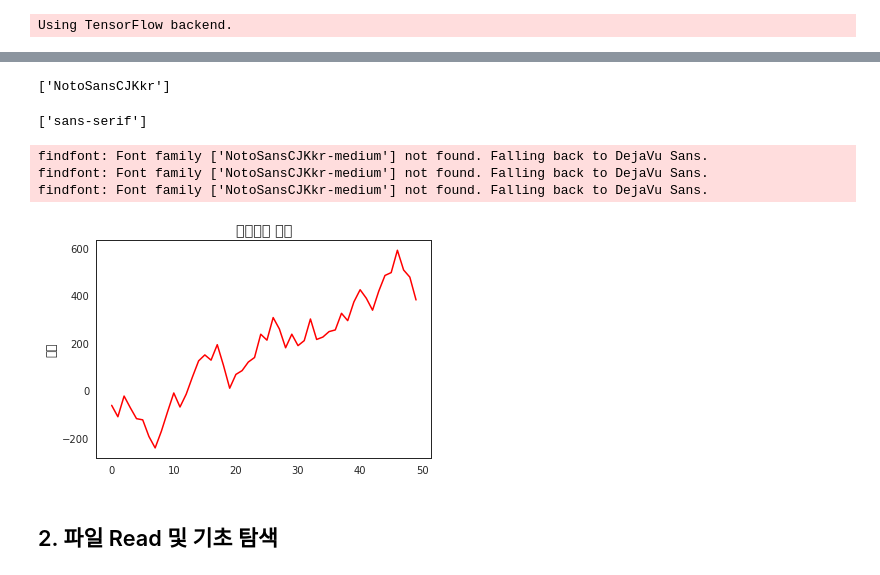
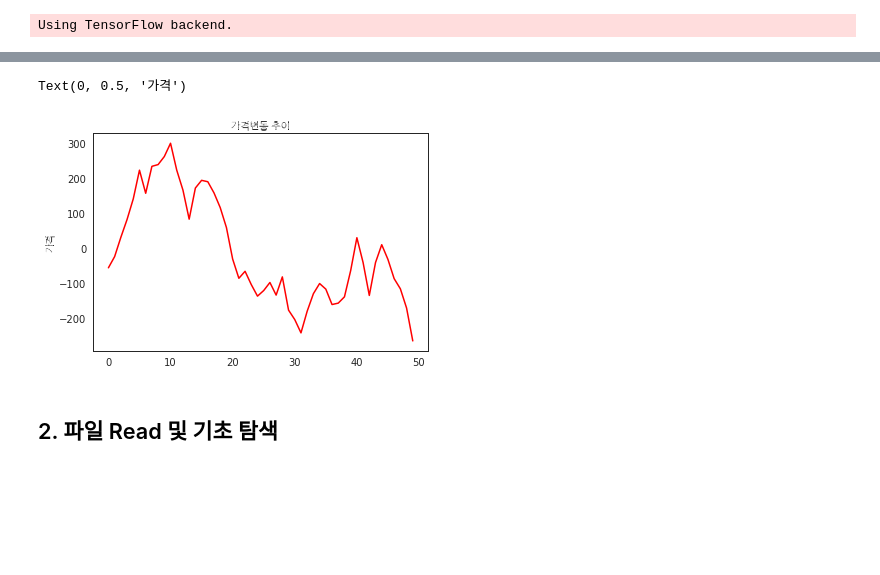
Before and after one commit to jaehyun0220/Colab, a Jupyter notebook: SDS_FeatureEngineering_Sampling_Template_5.ipynb, the cells around one changed output, grey strips where cells are left out. Saved outputs shown, nothing was run; the diff lists cells and outputs as text; code cells hidden in the pictures; blank space fills up the shorter version.

```diff
--- a/SDS_FeatureEngineering_Sampling_Template_5.ipynb
+++ b/SDS_FeatureEngineering_Sampling_Template_5.ipynb
@@ -157,3 +102,0 @@ mkdir: cannot create directory ‘/usr/share/fonts/treutype’: File exists
-# %%
-fm._rebuild()
-mpl.rc('font', family="NotoSansCJKkr")
@@ -164,2 +102,0 @@ fm.findfont('NotoSansCJKkr')
-# %%
-mpl.rcParams.items
@@ -184,22 +103,18 @@ mpl.rcParams.items
-# %%
-mpl.font_manager.FontProperties("NotoSansCJKkr").get_family()
-# %% [output]
-['NotoSansCJKkr']
-# %%
-mpl.font_manager.FontProperties("sans-serif", weight="bold").get_family()
-# %% [output]
-['sans-serif']
 # %%
+path_gothic = '/gdrive/My Drive/CustomClasses/NanumGothicEco.ttf'
+fontprop1 = fm.FontProperties(fname=path_gothic, size=10)
+
+# path_pen = '/usr/share/fonts/truetype/nanum/NanumPen.ttf'
+# fontprop2 = fm.FontProperties(fname=path_pen, size=34)
+
 data = np.random.randint(-100, 100, 50).cumsum()
+
 plt.plot(range(50), data, 'r')
-plt.title('가격변동 추이')
-plt.ylabel('가격')
-plt.show()
+plt.title('가격변동 추이', fontproperties=fontprop1)
+plt.ylabel('가격', fontproperties=fontprop1)
 # %% [output]
-findfont: Font family ['NotoSansCJKkr-medium'] not found. Falling back to DejaVu Sans.
-findfont: Font family ['NotoSansCJKkr-medium'] not found. Falling back to DejaVu Sans.
-findfont: Font family ['NotoSansCJKkr-medium'] not found. Falling back to DejaVu Sans.
+Text(0, 0.5, '가격')
-[figure, old version]
+[figure, new version]
 # %% [markdown]
 ## 2. 파일 Read 및 기초 탐색
 # %%
```
Also changed, not shown: parts of 21 cells of this notebook.
